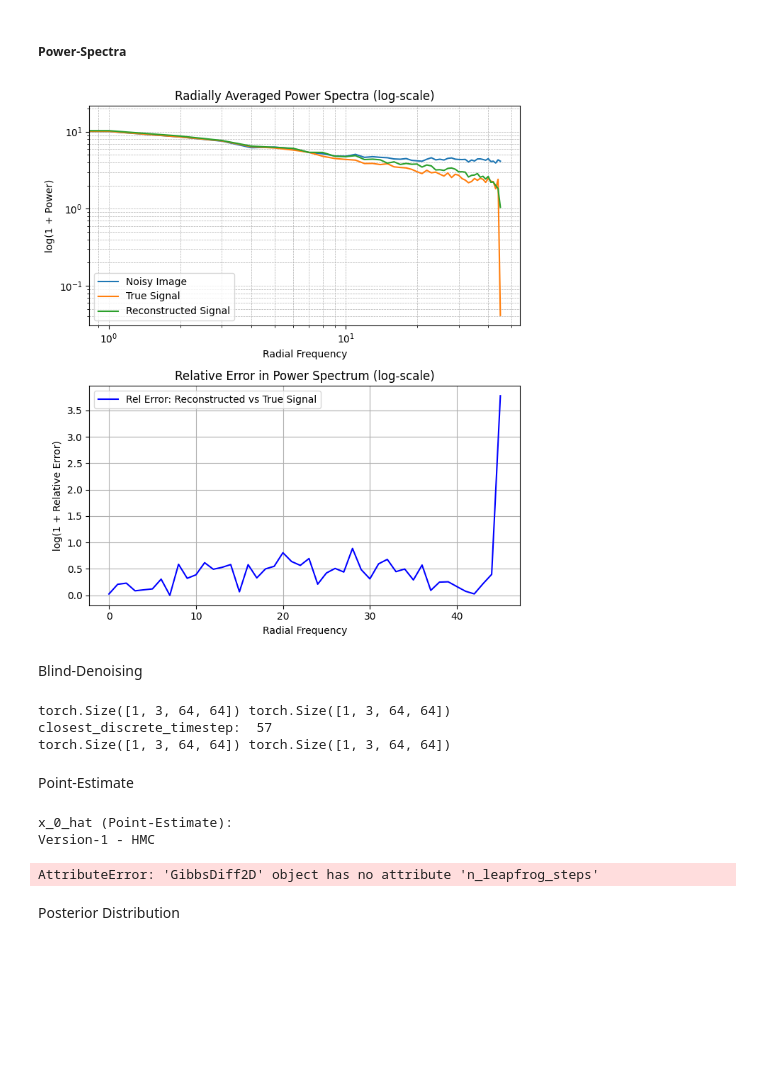
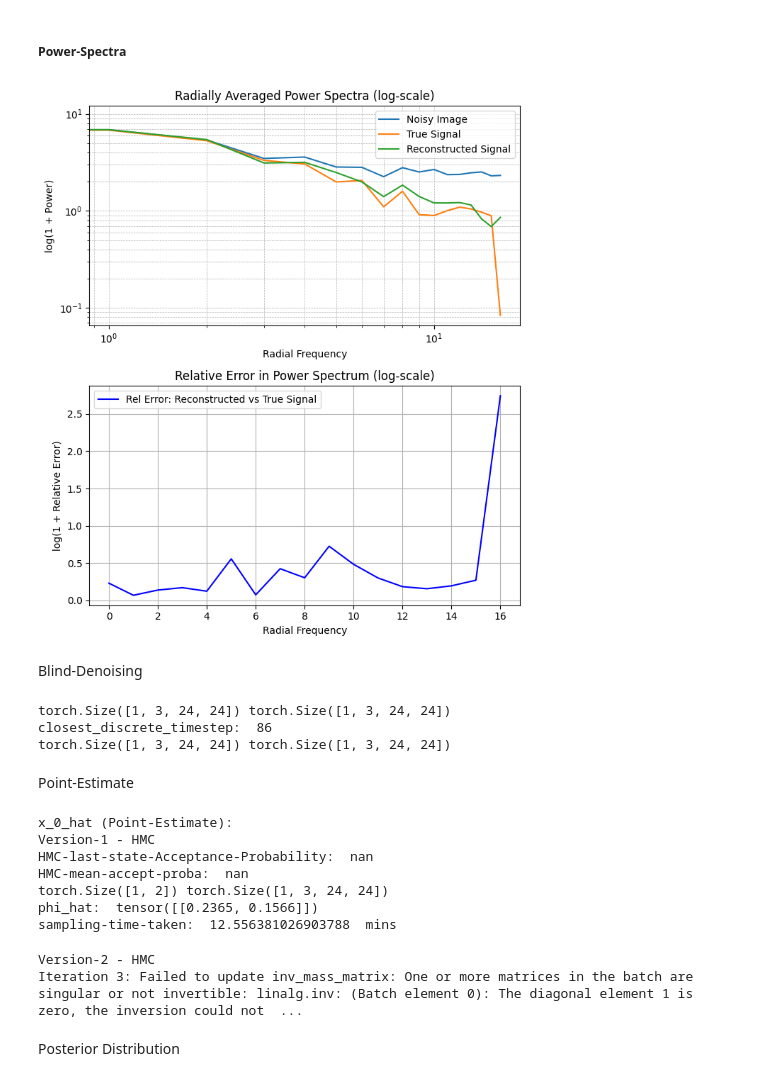
Before and after one commit to AlikMon88/Gibbs-Diff, a Jupyter notebook: unit_main_gibbs.ipynb, the cells around one changed output. Cells and saved outputs as stored; diff of their text form; code cells hidden in the pictures; blank space fills up the shorter version.

```diff
--- a/unit_main_gibbs.ipynb
+++ b/unit_main_gibbs.ipynb
@@ -757,7 +762,7 @@ subset_sample_len = 500
 phi = 1.0
 sigma = 0.2
 decay = 1.0 ## no-decay
-input_size = (64, 64)
+input_size = (24, 24)
 # %%
 ft = time.time()
 observation_2d, images_2d, noise_2d = create_2d_data_colored(train_image_path, n_samples = subset_sample_len, phi=phi, sigma=sigma, is_plot=False, size=input_size)
@@ -944,4 +949,5 @@ phi = 1.0
 sigma = 0.2
 # %%
 rn = random.randint(0, len(val_observation_2d) - 1)
+rn = 78
 print('Random-State: ', rn)
@@ -959,7 +967,7 @@ print(sigma_timestep)
 
 ft = time.time()
 x_denoised = gdiffusion_2d.denoise_samples_batch_time(yt, sigma_timestep, phi_ps=phi)
-x_denoised = x_denoised.cpu().numpy()
+x_denoised = torch.clamp(x_denoised, 0, 1).cpu().numpy()
 lt = time.time()
 
 print('time-taken: ', (lt - ft)/60, ' mins')
@@ -972,7 +980,7 @@ time-taken:  1.4674287637074788  mins
 # %%
-x0 = x0.cpu().numpy().reshape(1, *input_size, 3).astype('float32')
-x_denoised = x_denoised.reshape(1, *input_size, 3).astype('float32')
-yt = yt.cpu().numpy().reshape(1, *input_size, 3).astype('float32')
+x0 = x0.cpu().numpy().reshape(*input_size, 3).astype('float32')
+x_denoised = x_denoised.reshape(*input_size, 3).astype('float32')
+yt = yt.cpu().numpy().reshape(*input_size, 3).astype('float32')
 
 print(x0.shape, x_denoised.shape, yt.shape)
 # %% [output]
@@ -1083,7 +1091,7 @@ def plot_power_spectra_comparison(noisy_image, true_signal, reconstructed_signal
 # %%
-plot_power_spectra_comparison(yt[0], x0[0], x_denoised[0])
+plot_power_spectra_comparison(yt, x0, x_denoised)
 # %% [output]
-[figure, old version]
+[figure, new version]
 # %% [markdown]
 Blind-Denoising
 # %%
@@ -1095,7 +1103,7 @@ import modules.utils.hmc
 importlib.reload(modules.utils.hmc)
 import modules.utils.hmc
 # %%
-y, x0 = val_observation_2d[0].view(1, 3, *input_size), val_images_2d[0].view(1, 3, *input_size)
+y, x0 = val_observation_2d[rn].view(1, 3, *input_size), val_images_2d[rn].view(1, 3, *input_size)
 print(x0.shape, y.shape)
 
 sigma_timestep = gdiffusion_2d.get_closest_timestep(torch.tensor([sigma]).to(device)).item()
@@ -1107,9 +1115,9 @@ yt = torch.sqrt(alpha_bar_t) * y
 
 print(y.shape, yt.shape)
 # %% [output]
-torch.Size([1, 3, 64, 64]) torch.Size([1, 3, 64, 64])
-closest_discrete_timestep:  57
-torch.Size([1, 3, 64, 64]) torch.Size([1, 3, 64, 64])
+torch.Size([1, 3, 24, 24]) torch.Size([1, 3, 24, 24])
+closest_discrete_timestep:  86
+torch.Size([1, 3, 24, 24]) torch.Size([1, 3, 24, 24])
 # %% [markdown]
 Point-Estimate
 # %%
@@ -1126,7 +1134,8 @@ print('x_0_hat (Point-Estimate):')
 print('Version-1 - HMC')
 ft = time.time()
 ## version_1 : HMC - sampler is has fixed identity mass_matrix
-phi_sampled, x_denoised = gdiffusion_2d.run_gibbs_sampler(y, yt, num_chains_per_sample=1, n_it_gibbs=120, n_it_burnin=45, sampler_v2=False)
+phi_sampled, x_denoised = gdiffusion_2d.run_gibbs_sampler(y, yt, num_chains_per_sample=1, n_it_gibbs=30, n_it_burnin=15, sampler_v2=False)
+x_denoised = torch.clamp(x_denoised, 0, 1)
 print(phi_sampled.shape, x_denoised.shape)
 print('phi_hat: ', phi_sampled)
 lt = time.time()
@@ -1134,13 +1143,21 @@ print('sampling-time-taken: ', (lt - ft)/60, ' mins')
 # %% [output]
 x_0_hat (Point-Estimate):
 Version-1 - HMC
+HMC-last-state-Acceptance-Probability:  nan
+HMC-mean-accept-proba:  nan
+torch.Size([1, 2]) torch.Size([1, 3, 24, 24])
+phi_hat:  tensor([[0.2365, 0.1566]])
+sampling-time-taken:  12.556381026903788  mins
-AttributeError: 'GibbsDiff2D' object has no attribute 'n_leapfrog_steps'
 # %%
 print('Version-2 - HMC')
 ft = time.time()
 ## version_2: HMC sampler has adaptive mass_matrix (depends on the step_size adaption as we converge to a given acceptance-proba)
-phi_sampled, x_denoised = gdiffusion_2d.run_gibbs_sampler(y, yt, num_chains_per_sample=1, n_it_gibbs=120, n_it_burnin=45, sampler_v2=True)
+phi_sampled, x_denoised = gdiffusion_2d.run_gibbs_sampler(y, yt, num_chains_per_sample=1, n_it_gibbs=20, n_it_burnin=5, sampler_v2=True)
+x_denoised = torch.clamp(x_denoised, 0, 1)
 print('Shapes: ', phi_sampled.shape, x_denoised.shape)
 print('phi_hat: ', phi_sampled)
 lt = time.time()
 print('sampling-time-taken: ', (lt - ft)/60, ' mins')
+# %% [output]
+Version-2 - HMC
+Iteration 3: Failed to update inv_mass_matrix: One or more matrices in the batch are singular or not invertible: linalg.inv: (Batch element 0): The diagonal element 1 is zero, the inversion could not  ...
```
Also changed, not shown: parts of 26 cells of this notebook, 12 other files.
